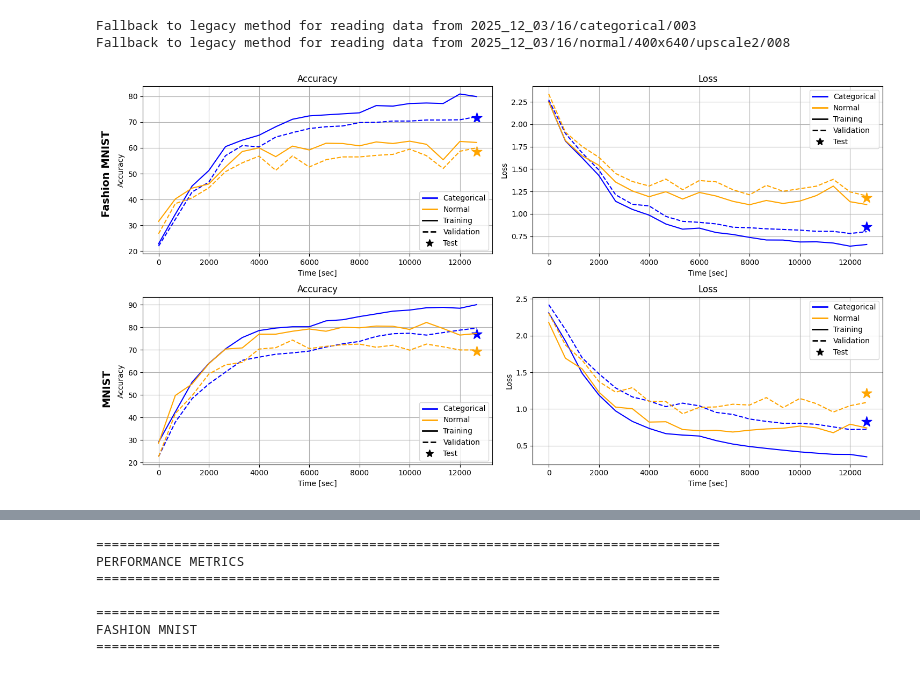
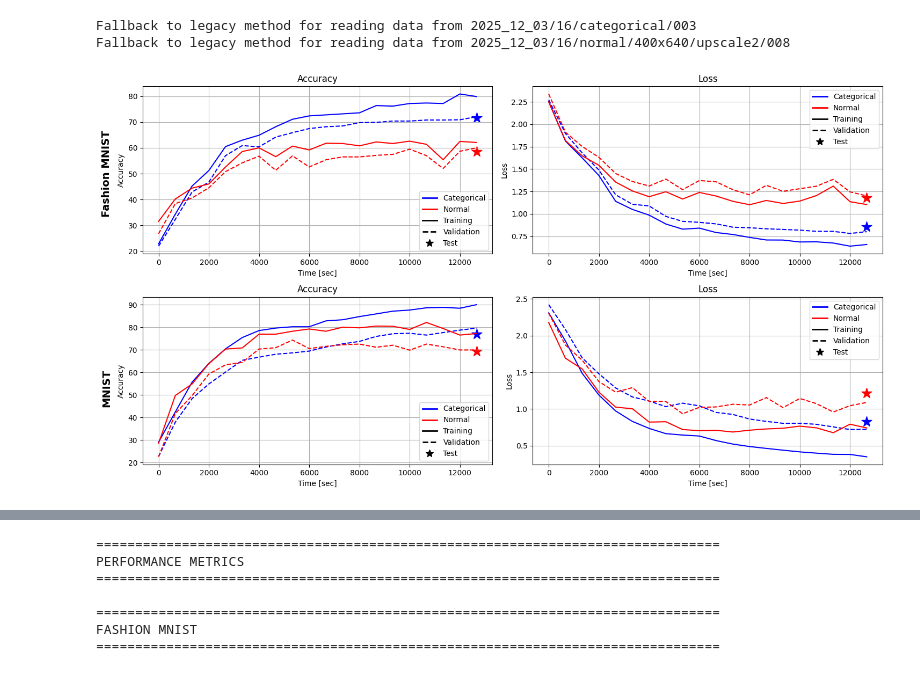
Before and after one commit to tsopeter/VM_NES_Training, a Jupyter notebook: visualize.ipynb, the cells around one changed output, grey strips where cells are left out. Drawn from its saved outputs; the diff is of its cells as text; code cells hidden in the pictures.

```diff
--- a/visualize.ipynb
+++ b/visualize.ipynb
@@ -13,7 +13,7 @@ fashion_data = {
     'Normal'      :
     {
         'Data' : read_file('2026_01_27/16/normal/fashion/002_59_b_lr_0.15_sz_10'),
-        'Color' : 'orange'
+        'Color' : 'red'
     }
 }
 
@@ -26,7 +26,7 @@ mnist_data = {
     'Normal'      :
     {
         'Data' : read_file('2025_12_03/16/normal/400x640/upscale2/008'),
-        'Color' : 'orange'
+        'Color' : 'red'
     }
 }
 
@@ -57,7 +57,7 @@ ax.grid()
 
 legend = ax.legend(handles=[
     plt.Line2D([0], [0], color='blue', lw=2, label='Categorical'),
-    plt.Line2D([0], [0], color='orange', lw=2, label='Normal'),
+    plt.Line2D([0], [0], color='red', lw=2, label='Normal'),
     plt.Line2D([0], [0], color='black', lw=2, label='Training'),
     plt.Line2D([0], [0], color='black', lw=2, linestyle='--', label='Validation'),
     plt.Line2D([0], [0], color='black', marker='*', linestyle='None', markersize=10, label='Test'),
@@ -87,7 +87,7 @@ ax.grid()
 
 legend = ax.legend(handles=[
     plt.Line2D([0], [0], color='blue', lw=2, label='Categorical'),
-    plt.Line2D([0], [0], color='orange', lw=2, label='Normal'),
+    plt.Line2D([0], [0], color='red', lw=2, label='Normal'),
     plt.Line2D([0], [0], color='black', lw=2, label='Training'),
     plt.Line2D([0], [0], color='black', lw=2, linestyle='--', label='Validation'),
     plt.Line2D([0], [0], color='black', marker='*', linestyle='None', markersize=10, label='Test'),
@@ -117,7 +117,7 @@ ax.grid()
 
 legend = ax.legend(handles=[
     plt.Line2D([0], [0], color='blue', lw=2, label='Categorical'),
-    plt.Line2D([0], [0], color='orange', lw=2, label='Normal'),
+    plt.Line2D([0], [0], color='red', lw=2, label='Normal'),
     plt.Line2D([0], [0], color='black', lw=2, label='Training'),
     plt.Line2D([0], [0], color='black', lw=2, linestyle='--', label='Validation'),
     plt.Line2D([0], [0], color='black', marker='*', linestyle='None', markersize=10, label='Test'),
@@ -134,35 +134,35 @@ for dist, info in mnist_data.items():
     ax.plot(time, -info['Data']['Training_Data']['Loss'], label=f'{dist} - Training', color=info['Color'])
     ax.plot(time, -info['Data']['Validation_Data']['Loss'], label=f'{dist} - Validation', color=info['Color'],linestyle='--')
 
     # Draw star for test
     test_epoch = (info['Data']['Test_Data']['Epoch'].values[0] - 1) * 200 * 1000  # Assuming test is done after the last epoch
     test_time = test_epoch * rate # in seconds
     test_reward = -info['Data']['Test_Data']['Loss'].values[0]
     ax.scatter(test_time, test_reward, marker='*', s=200, label=f'{dist} - Test',color=info['Color'])
 
 ax.set_title('Loss')
 ax.set_xlabel('Time [sec]')
 ax.set_ylabel('Loss')
 ax.grid()
 
 legend = ax.legend(handles=[
     plt.Line2D([0], [0], color='blue', lw=2, label='Categorical'),
-    plt.Line2D([0], [0], color='orange', lw=2, label='Normal'),
+    plt.Line2D([0], [0], color='red', lw=2, label='Normal'),
     plt.Line2D([0], [0], color='black', lw=2, label='Training'),
     plt.Line2D([0], [0], color='black', lw=2, linestyle='--', label='Validation'),
     plt.Line2D([0], [0], color='black', marker='*', linestyle='None', markersize=10, label='Test'),
 ], loc='upper right', bbox_to_anchor=(1, 1))
 
 # Add dataset labels on the left side
 fig.text(0.02, 0.75, 'Fashion MNIST', va='center', rotation='vertical', fontsize=14, fontweight='bold')
 fig.text(0.02, 0.25, 'MNIST', va='center', rotation='vertical', fontsize=14, fontweight='bold')
 
 plt.tight_layout(rect=[0.03, 0, 1, 1])
 plt.show()
 # %% [output]
 Fallback to legacy method for reading data from 2025_12_03/16/categorical/003
 Fallback to legacy method for reading data from 2025_12_03/16/normal/400x640/upscale2/008
-[figure, old version]
+[figure, new version]
 # %%
 # Plot confusion matrices
 from sklearn.metrics import confusion_matrix
```
Also changed, not shown: parts of 1 cell of this notebook, 25 other files.
